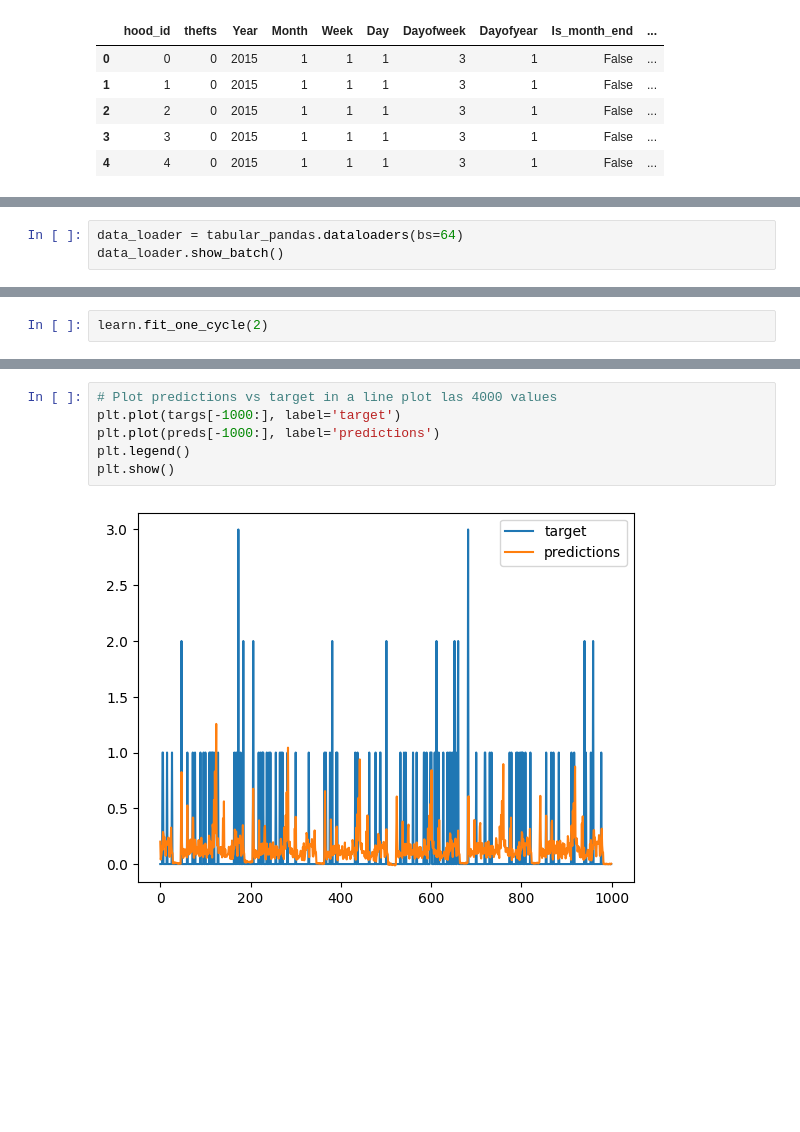
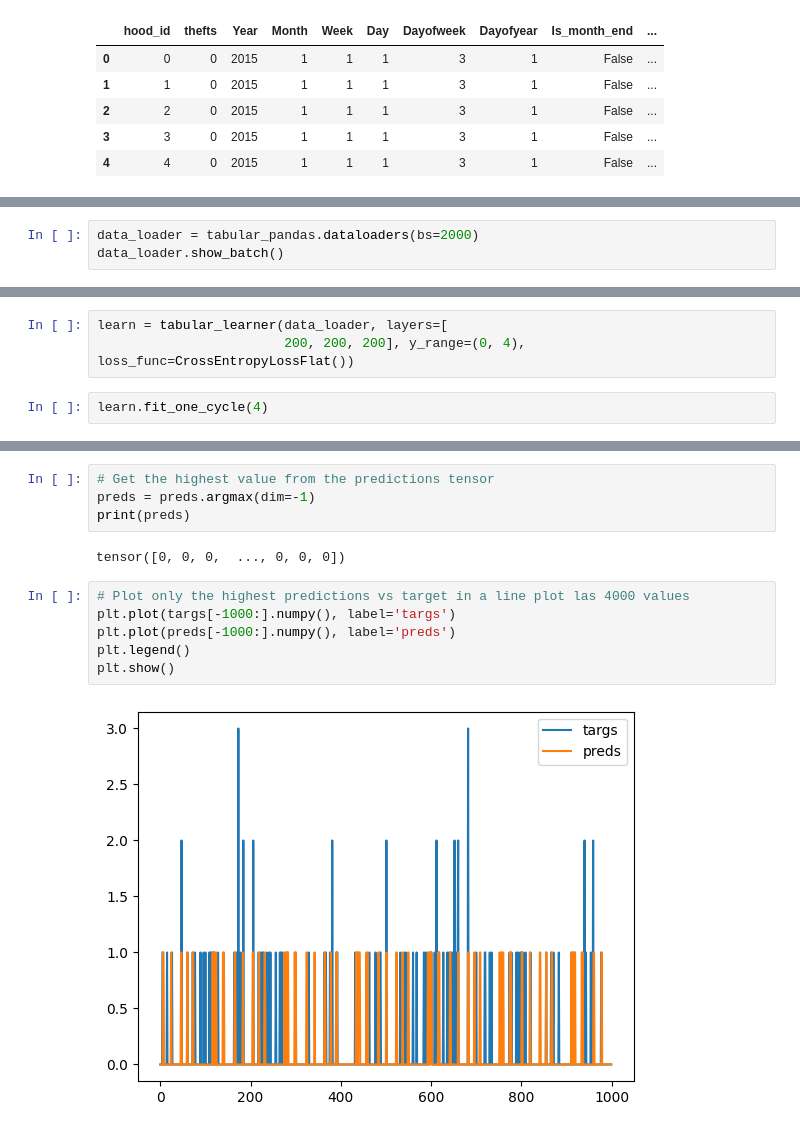
Before and after one commit to pika11/uoft-ml-group4-final-project, a Jupyter notebook: deep_learning_models_0_fill.ipynb, the cells around one changed output, grey strips where cells are left out. Saved outputs shown, nothing was run; the diff lists cells and outputs as text; blank space fills up the shorter version.

```diff
--- a/deep_learning_models_0_fill.ipynb
+++ b/deep_learning_models_0_fill.ipynb
@@ -49,7 +51,7 @@ tabular_pandas.xs.iloc[:5]
 | 3 | 4 | 1 | 1 | 1 | 1 | 4 | 1 | 1 | 2 | ... |
 | 4 | 5 | 1 | 1 | 1 | 1 | 4 | 1 | 1 | 2 | ... |
 # %%
-data_loader = tabular_pandas.dataloaders(bs=64)
+data_loader = tabular_pandas.dataloaders(bs=2000)
 data_loader.show_batch()
 # %% [output]
 |  | hood_id | Year | Month | Week | Day | Dayofweek | Dayofyear | Is_month_end | Is_month_start | ... |
@@ -68,4 +68,7 @@ learn = tabular_learner(data_loader)
+# %%
+learn = tabular_learner(data_loader, layers=[
+                        200, 200, 200], y_range=(0, 4), loss_func=CrossEntropyLossFlat())
 # %%
-learn.fit_one_cycle(2)
+learn.fit_one_cycle(4)
 # %% [output]
 | epoch | train_loss | valid_loss | time |
@@ -106,11 +118,17 @@ tensor([[0],
         [0],
         [0],
         [0]], dtype=torch.int8)
+# %%
+# Get the highest value from the predictions tensor
+preds = preds.argmax(dim=-1)
+print(preds)
+# %% [output]
+tensor([0, 0, 0,  ..., 0, 0, 0])
 # %%
-# Plot predictions vs target in a line plot las 4000 values
-plt.plot(targs[-1000:], label='target')
-plt.plot(preds[-1000:], label='predictions')
+# Plot only the highest predictions vs target in a line plot las 4000 values
+plt.plot(targs[-1000:].numpy(), label='targs')
+plt.plot(preds[-1000:].numpy(), label='preds')
 plt.legend()
 plt.show()
 # %% [output]
-[figure, old version]
+[figure, new version]
```
Also changed, not shown: parts of 7 cells of this notebook.
